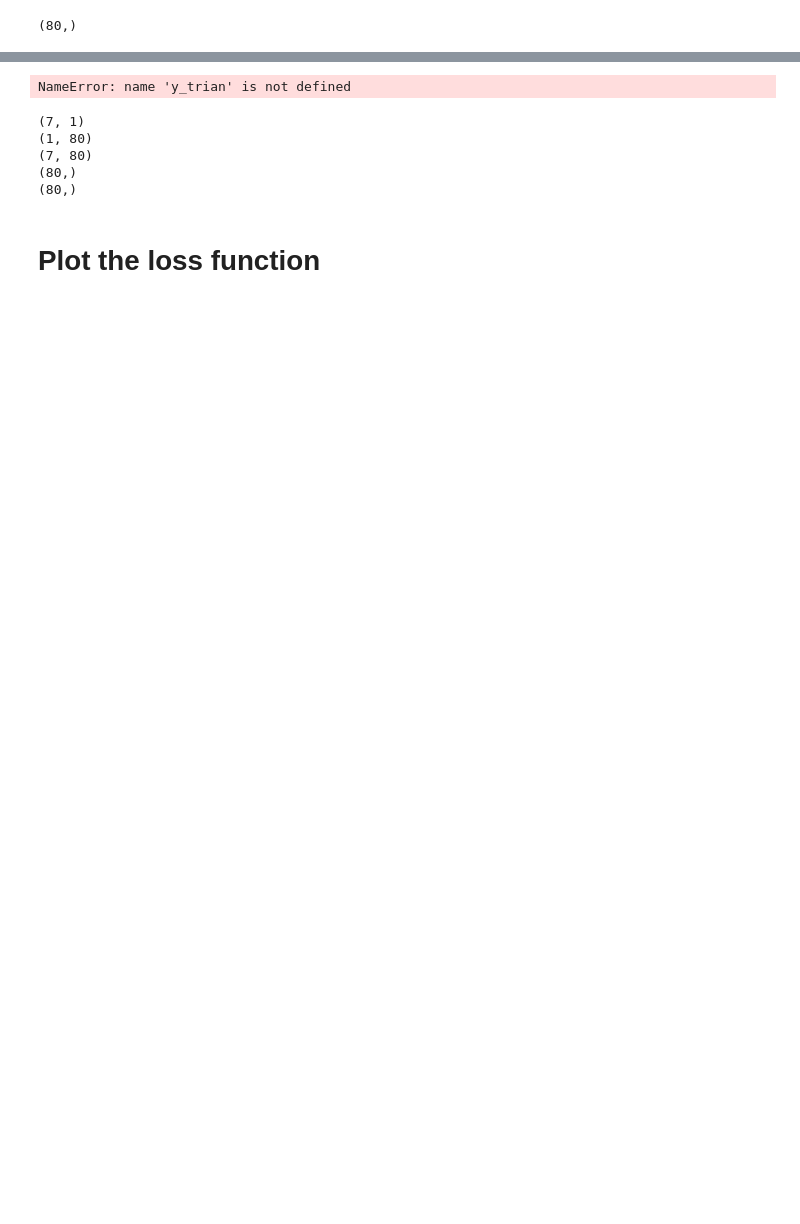
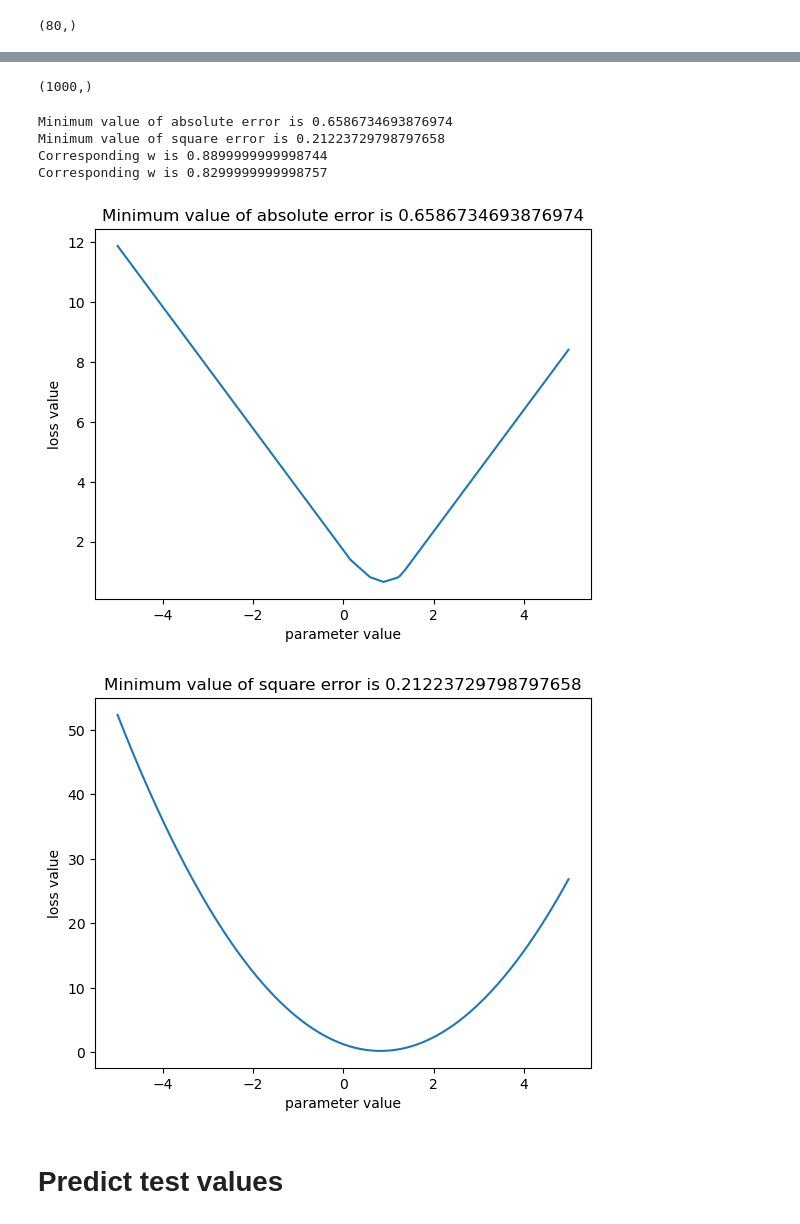
Before and after one commit to Navid-Ziaei/DeepLearningCourse, a Jupyter notebook: Week1/Regression_task.ipynb, the cells around one changed output, grey strips where cells are left out. Cells and saved outputs as stored; diff of their text form; code cells hidden in the pictures; blank space fills up the shorter version.

```diff
--- a/Week1/Regression_task.ipynb
+++ b/Week1/Regression_task.ipynb
@@ -57,41 +117,48 @@ for w in range(-2, 2):
-# %%
-L_list = []
-
-for w in list(np.arange(-2,2,0.01)):
-    y_hat = w*x_train
-    error = np.abs(y_trian - y_hat)
-    l = 0.5*np.sum(error, axis = 0)
-    L_list.append(l)
-# %% [output]
-NameError: name 'y_trian' is not defined
+# %%
+# define weight vector
+w = np.arange(-5,5,0.01)
+# add axis to weight vector
+w_vector = w[np.newaxis, :] # 1x100
+y_hat = np.matmul(X_train, w_vector)
+# Calculate loss
+loss_absolute_error_list = 0.5*np.sum(np.abs(Y_train-y_hat), axis=0)
+loss_squared_error_list = 0.5*np.sum((Y_train-y_hat)**2, axis=0)
+# %%
+loss_absolute_error_list.shape
+# %% [output]
+(1000,)
 # %%
-# training examples
-X_train = x_train[:, np.newaxis] # 7x1
-Y_train = y_train[:, np.newaxis] # 7x1
+loss_absolute_error_list = np.array(loss_absolute_error_list)
+loss_squared_error_list = np.array(loss_squared_error_list)
 
-# weight vector
-W = w[np.newaxis, :] # 1x100
+plt.figure()
+plt.plot(np.squeeze(w_vector), loss_absolute_error_list)
+plt.ylabel('loss value')
+plt.xlabel('parameter value')
+plt.title("Minimum value of absolute error is " + str(np.min(loss_absolute_error_list)))
 
-print(X_train.shape)
-print(W.shape)
+plt.figure()
+plt.plot(np.squeeze(w_vector), loss_squared_error_list)
+plt.ylabel('loss value')
+plt.xlabel('parameter value')
+plt.title("Minimum value of square error is " + str(np.min(loss_squared_error_list)))
 
-y_hat = np.matmul(X_train, W)
-print(y_hat.shape)
+print("Minimum value of absolute error is " + str(np.min(loss_absolute_error_list)))
+print("Minimum value of square error is " + str(np.min(loss_squared_error_list)))
 
-L_abs = 0.5*np.sum(np.abs(Y_train-y_hat), axis=0)
-L_sq = 0.5*np.sum((Y_train-y_hat)**2, axis=0)
+w_vector = np.squeeze(w_vector)
+w_optm_abs_err = w_vector[np.argmin(np.squeeze(loss_absolute_error_list))]
+w_optm_square_err = w_vector[np.argmin(np.squeeze(loss_squared_error_list))]
 
-# (Nx1) -/+ (NxM)
-
-
-print(L_abs.shape)
-print(L_sq.shape)
+print("Corresponding w is " + str(w_optm_abs_err))
+print("Corresponding w is " + str(w_optm_square_err))
 # %% [output]
-(7, 1)
-(1, 80)
-(7, 80)
-(80,)
-(80,)
+Minimum value of absolute error is 0.6586734693876974
+Minimum value of square error is 0.21223729798797658
+Corresponding w is 0.8899999999998744
+Corresponding w is 0.8299999999998757
+[figure, added]
+[figure, added]
 # %% [markdown]
-# Plot the loss function
+# Predict test values
 # %%
```
Also changed, not shown: parts of 18 cells of this notebook.
